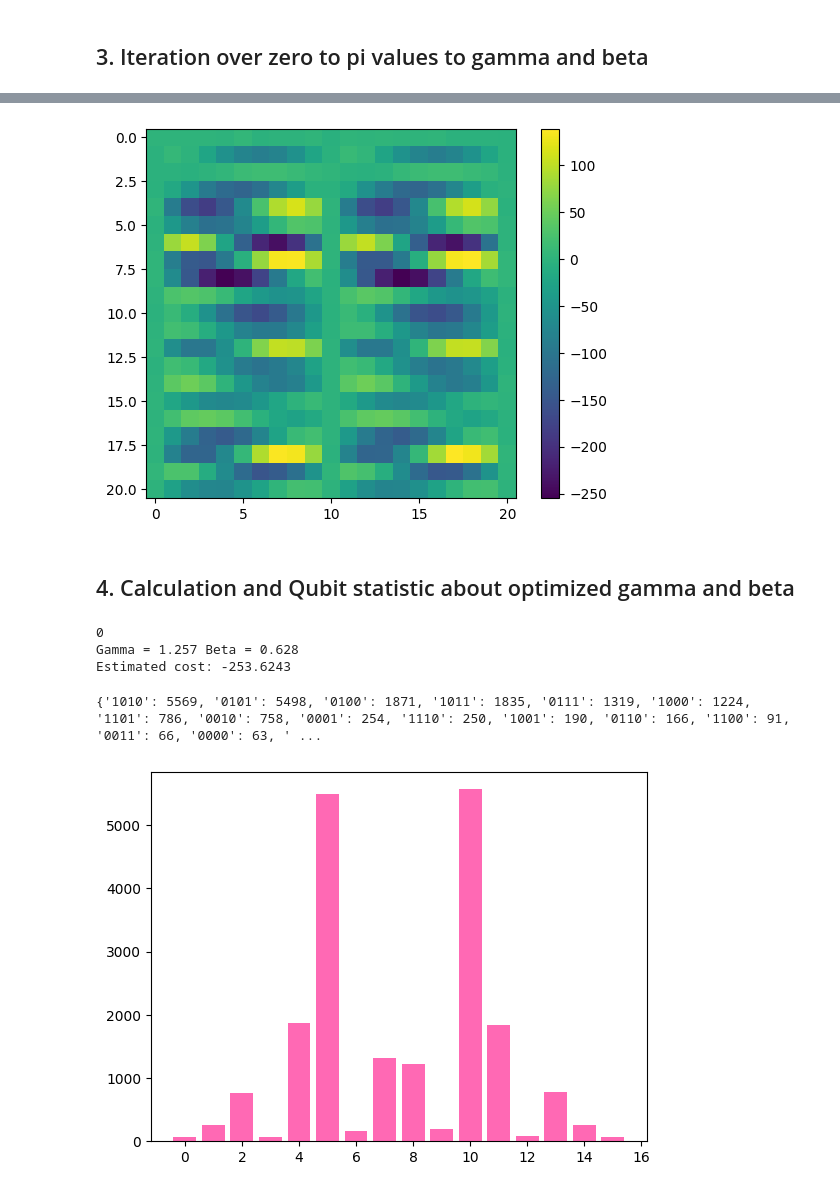
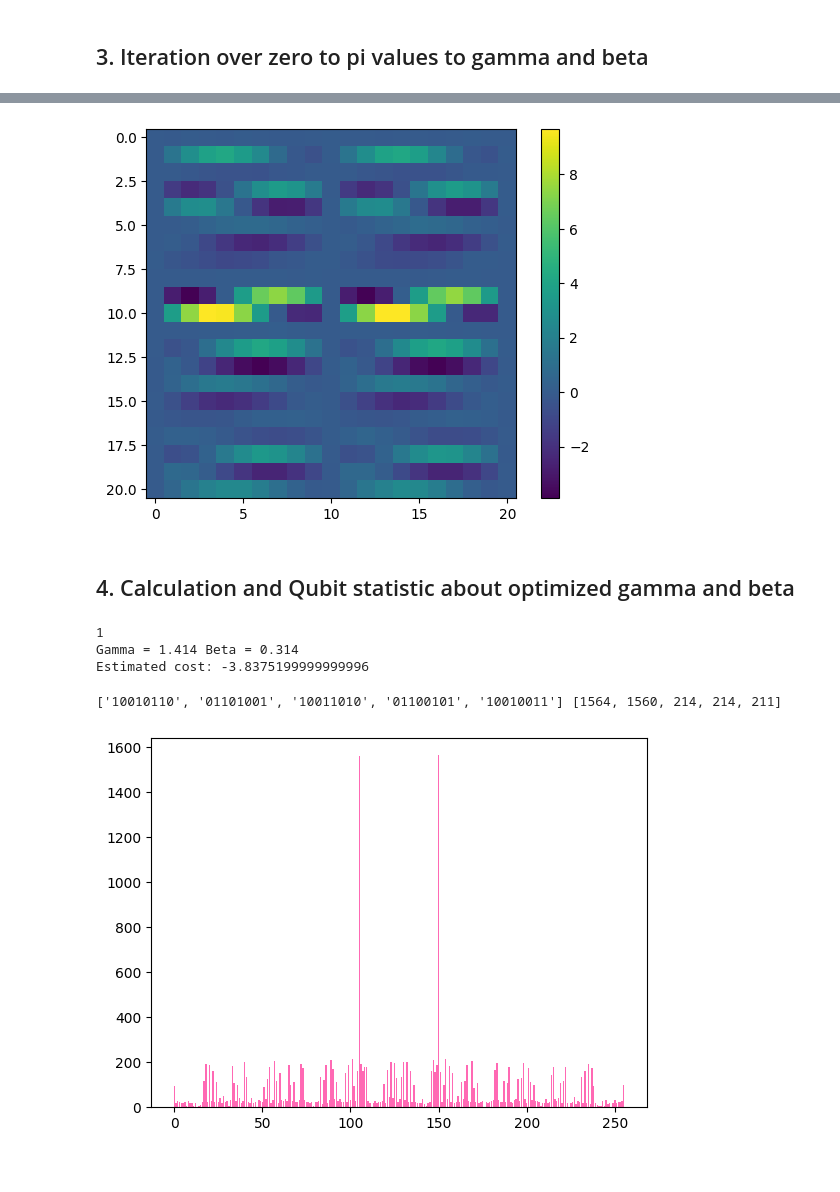
Before and after one commit to miru900/Maxcut-Crystal-QAOA, a Jupyter notebook: practice3.ipynb, the cells around one changed output, grey strips where cells are left out. Saved outputs shown, nothing was run; the diff lists cells and outputs as text; code cells hidden in the pictures.

```diff
--- a/practice3.ipynb
+++ b/practice3.ipynb
@@ -35,13 +35,25 @@ q(1)=1011110111
 3 nodes, 2 vertices, H2O like figure Max Cut problem and Hamiltonian
 # %%
 # Define adjacency matrix
-weight = np.array([
-    [0, 169, 104, 156],
-    [0, 0, 145, 47],
-    [0, 0, 0, 128],
+weight0 = np.array([
+    [0, 1, 0, -1],
+    [0, 0, -1, 0],
+    [0, 0, 0, 1],
     [0, 0, 0, 0]
 ])
-node = 4
+
+weight = np.array([
+    [0, 1, 1, 0.7, 0, -1, -1, -0.7],
+    [0, 0, 0.7, 1, -1, 0, -0.7, -1],
+    [0, 0, 0, 1, -1, -0.7, 0, -1],
+    [0, 0, 0, 0, -0.7, -1, -1, 0],
+    [0, 0, 0, 0, 0, 1, 1, 0.7],
+    [0, 0, 0, 0, 0, 0, 0.7, 1],
+    [0, 0, 0, 0, 0, 0, 0, 1],
+    [0, 0, 0, 0, 0, 0, 0, 0]
+])
+
+node = weight.shape[0]
 
 # Define symbolic parameters
 gamma = sp.Symbol("γ")
@@ -56,9 +68,14 @@ qaoa_circuit.append([cirq.H(q) for q in qubits])
 
 # Cost Hamiltonian layer (ZZ interactions)
 for i in range(node):
-    for j in range(i, node):
+    for j in range(i+1, node):
         if weight[i, j] != 0:
             qaoa_circuit.append(cirq.ZZ(qubits[i], qubits[j]) ** (2 * gamma * weight[i, j]))
+
+# Self Ineraction term
+for i in range(node):
+    if weight[i, i] != 0:
+        qaoa_circuit.append(cirq.rz(2 * gamma)(qubits[i]))
 
 # Mixer layer (Rx rotations applied in parallel)
 # qaoa_circuit.append(cirq.I(qubits[0]))
@@ -164,7 +181,7 @@ plt.imshow(grid)
 plt.colorbar()
 plt.show()
 # %% [output]
-[figure, old version]
+[figure, new version]
 # %% [markdown]
 ## 4. Calculation and Qubit statistic about optimized gamma and beta
 # %%
@@ -183,9 +200,9 @@ print(a)
 print(f"Gamma = {round(gamma_value, 3)} Beta = {round(beta_value, 3)}")
 print(f"Estimated cost: {estimate_cost(weight, sample_results)}")
 # %% [output]
-0
-Gamma = 1.257 Beta = 0.628
-Estimated cost: -253.6243
+1
+Gamma = 1.414 Beta = 0.314
+Estimated cost: -3.8375199999999996
 # %%
 def histogram_qubits(result, node, repetition):
     qubit_list = {}
@@ -204,17 +221,20 @@ def histogram_qubits(result, node, repetition):
 # %%
 qubit_list = histogram_qubits(sample_results, node, 20000)
 sorted_qubit_list = dict(sorted(qubit_list.items(), key=lambda x: x[0]))
 sorted_qubit_list = {int(k, 2): v for k, v in sorted_qubit_list.items()}
 ranking_qubit_list = dict(sorted(qubit_list.items(), key=lambda x: x[1], reverse=True))
-print(ranking_qubit_list)
+# print(ranking_qubit_list)
+compo = list(ranking_qubit_list.keys())
+count = list(ranking_qubit_list.values())
+print(compo[0:5], count[0:5])
 
 sym = sorted_qubit_list.keys()
 val = sorted_qubit_list.values()
 
 name = "Nyx"
 plt.bar(sym, val, color = "hotpink")
 plt.savefig(f"result/{name}.png")
 plt.show()
 # %% [output]
-{'1010': 5569, '0101': 5498, '0100': 1871, '1011': 1835, '0111': 1319, '1000': 1224, '1101': 786, '0010': 758, '0001': 254, '1110': 250, '1001': 190, '0110': 166, '1100': 91, '0011': 66, '0000': 63, ' ...
+['10010110', '01101001', '10011010', '01100101', '10010011'] [1564, 1560, 214, 214, 211]
-[figure, old version]
+[figure, new version]
```
Also changed, not shown: parts of 3 cells of this notebook.
